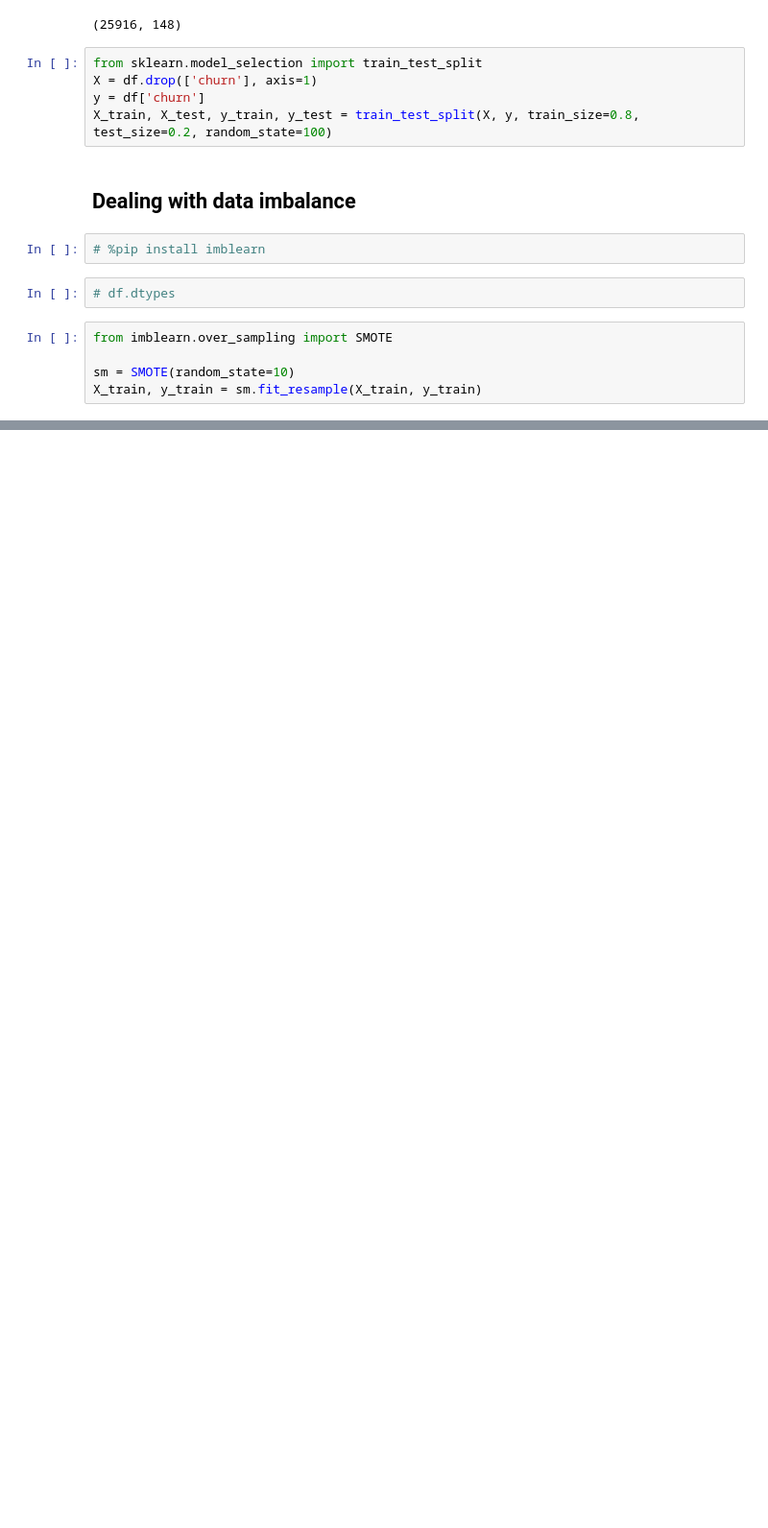
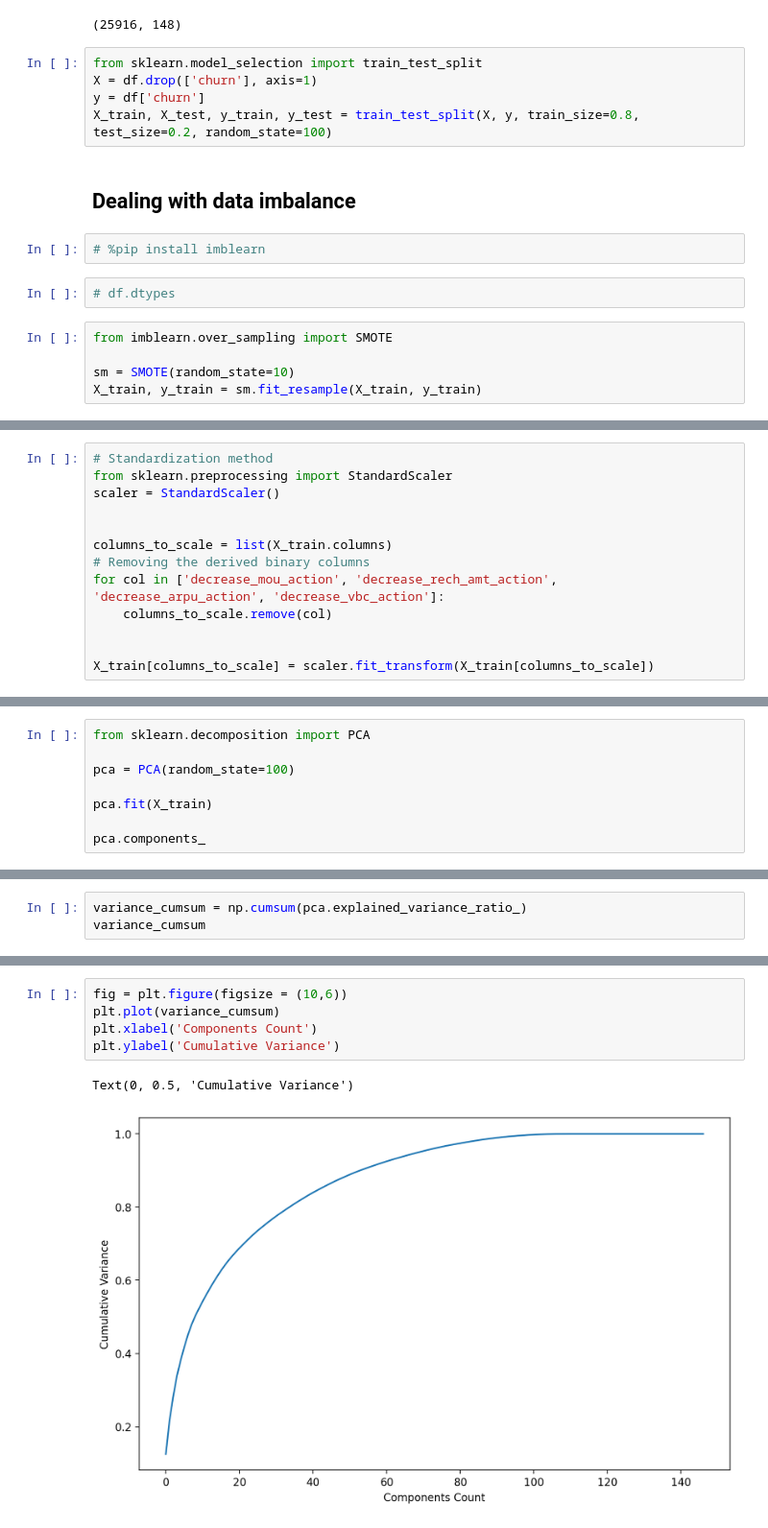
Before and after one commit to notvarunseth/telecom-churn, a Jupyter notebook: notebook.ipynb, the cells around one changed output, grey strips where cells are left out. Shown at 96% size. Saved outputs shown, nothing was run; the diff lists cells and outputs as text; blank space fills up the shorter version.

```diff
--- a/notebook.ipynb
+++ b/notebook.ipynb
@@ -571,0 +574,13 @@ X_train, y_train = sm.fit_resample(X_train, y_train)
+# %%
+# Standardization method
+from sklearn.preprocessing import StandardScaler
+scaler = StandardScaler()
+
+
+columns_to_scale = list(X_train.columns)
+# Removing the derived binary columns
+for col in ['decrease_mou_action', 'decrease_rech_amt_action', 'decrease_arpu_action', 'decrease_vbc_action']:
+    columns_to_scale.remove(col)
+
+
+X_train[columns_to_scale] = scaler.fit_transform(X_train[columns_to_scale])
@@ -571,0 +608,8 @@ X_train, y_train = sm.fit_resample(X_train, y_train)
+# %%
+from sklearn.decomposition import PCA
+
+pca = PCA(random_state=100)
+
+pca.fit(X_train)
+
+pca.components_
@@ -571,0 +630,3 @@ X_train, y_train = sm.fit_resample(X_train, y_train)
+# %%
+variance_cumsum = np.cumsum(pca.explained_variance_ratio_)
+variance_cumsum
@@ -571,0 +651,8 @@ X_train, y_train = sm.fit_resample(X_train, y_train)
+# %%
+fig = plt.figure(figsize = (10,6))
+plt.plot(variance_cumsum)
+plt.xlabel('Components Count')
+plt.ylabel('Cumulative Variance')
+# %% [output]
+Text(0, 0.5, 'Cumulative Variance')
+[figure, added]
```
Also changed, not shown: parts of 17 cells of this notebook.
